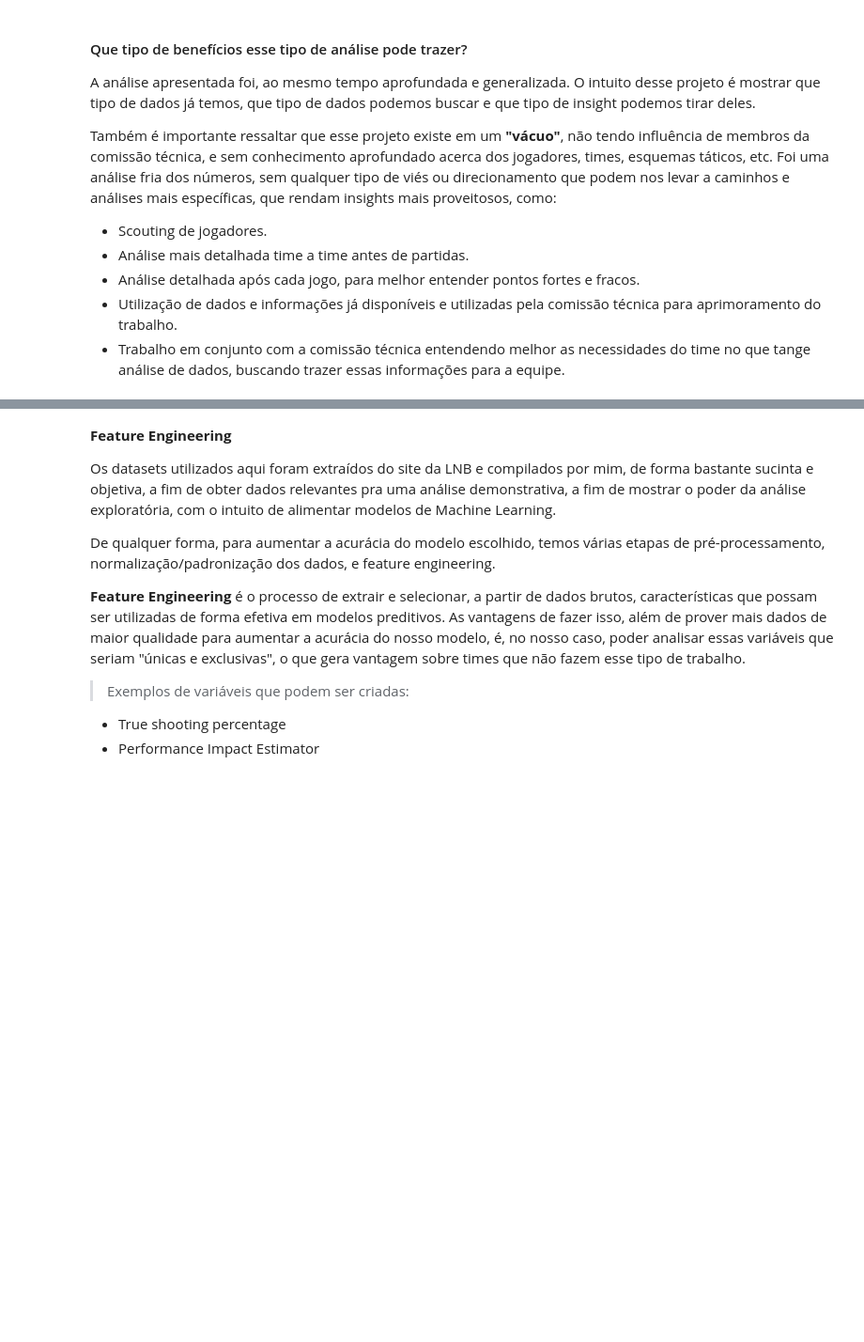
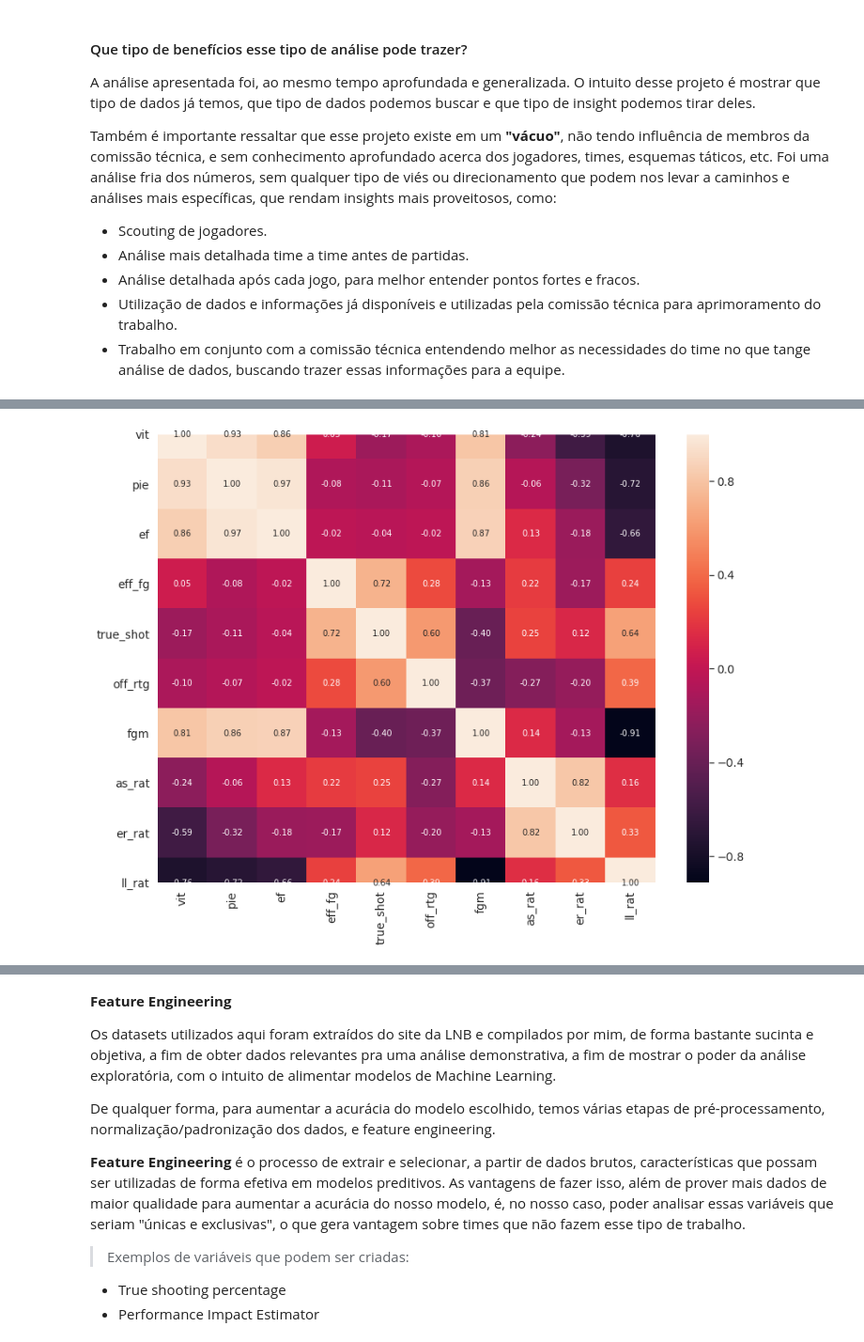
Before and after one commit to rafaelnduarte/Analise_De_Dados_Cerrado_Basquete, a Jupyter notebook: Análise_de_Dados_Cerrado_Basquete.ipynb, the cells around one changed output, grey strips where cells are left out. Shown at 94% size. Drawn from its saved outputs; the diff is of its cells as text; code cells hidden in the pictures; blank space fills up the shorter version.

```diff
--- a/Análise_de_Dados_Cerrado_Basquete.ipynb
+++ b/Análise_de_Dados_Cerrado_Basquete.ipynb
@@ -1260,3 +1393,21 @@ Também é importante ressaltar que esse projeto existe em um **"vácuo"**, não
+# %%
+# criando uma matriz de correlação
+corr_adv_nbb = adv_nbb.corr()
+
+# número de variáveis a serem selecionadas
+k = 10
+
+# encontrando as variáveis mais correlacionadas
+cols = corr_adv_nbb.nlargest(k, 'vit')['vit'].index
+cm = np.corrcoef(adv_stats[cols].values.T)
+
+# plotando heatmap
+f, ax = plt.subplots(figsize=(12, 9))
+sns.set(font_scale=1.25)
+hm = sns.heatmap(cm, cbar=True, annot=True, square=True, fmt='.2f', annot_kws={'size': 10}, yticklabels=cols.values, xticklabels=cols.values)
+plt.tight_layout()
+# %% [output]
+[figure, added]
 # %% [markdown]
 ## Modelos preditivos de Machine Learning
 
```
Also changed, not shown: parts of 6 cells of this notebook.
